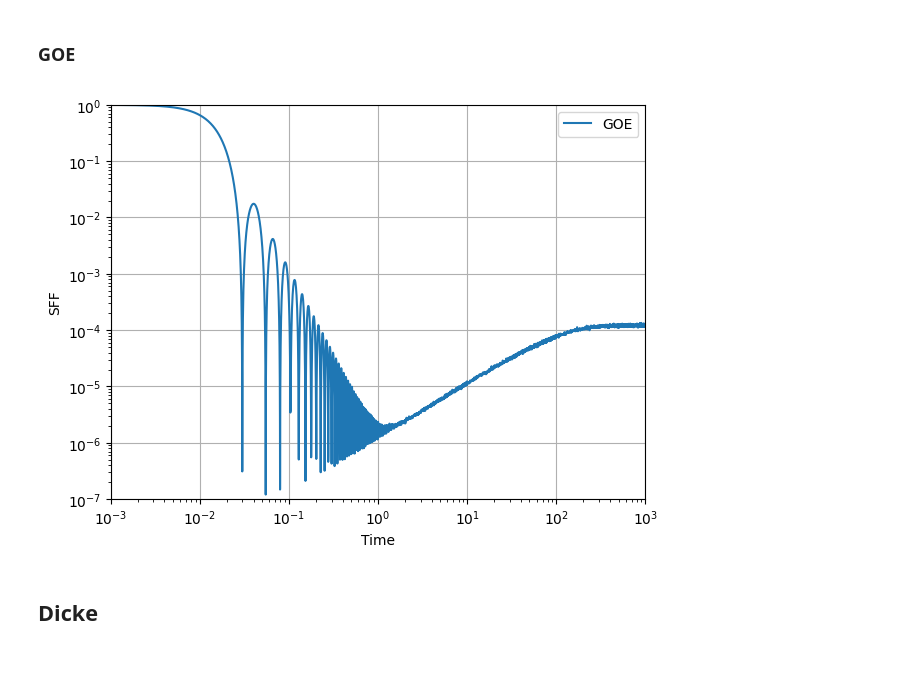
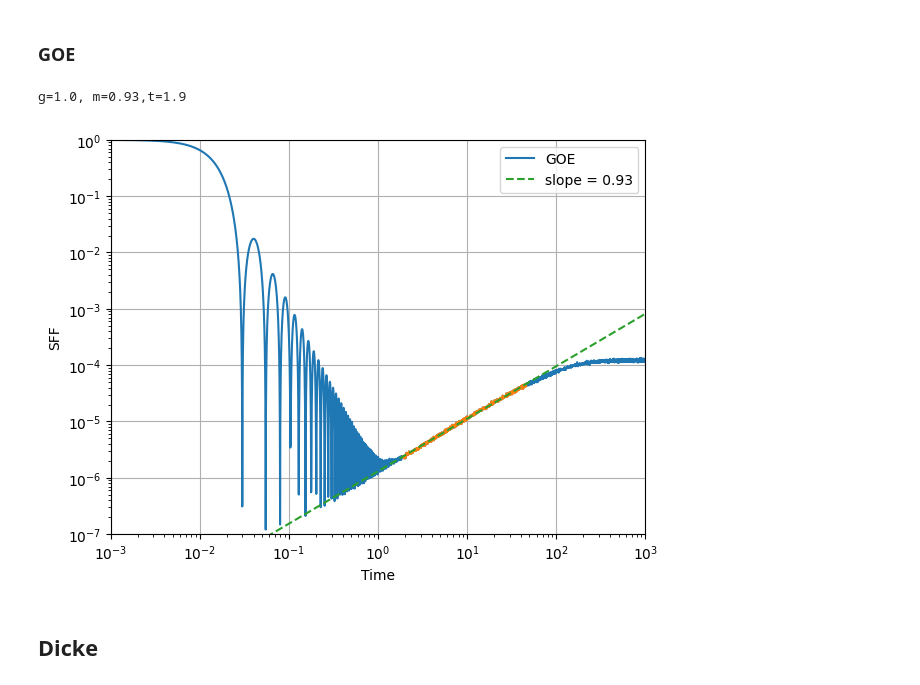
Before and after one commit to prasad42/Dicke_SFF, a Jupyter notebook: plot_SFF_Slope.ipynb, the cells around one changed output. Cells and saved outputs as stored; diff of their text form; code cells hidden in the pictures.

```diff
--- a/plot_SFF_Slope.ipynb
+++ b/plot_SFF_Slope.ipynb
@@ -8,40 +13,41 @@ dataList.append(np.loadtxt(f"goe_sff_data_N={N}_ntraj=1000.txt",dtype=complex))
 # %%
 plt.xscale('log')
 plt.yscale('log')
 plt.xlabel("Time")
 plt.ylabel("SFF")
 plt.xlim(1e-3,1e3)
 plt.ylim(1e-7,1)
 
 # GOE data
-data1 = np.loadtxt(f"goe_sff_data_N={N}_ntraj=1000.txt",dtype=complex)
+data1 = np.loadtxt(f"SFF_GOE/goe_sff_data,j={j},M={M},N={N},ntraj=1000.dat",dtype=complex)
 
 # Isolate the ramp
 indl = int(2.05e3); indr = int(4e3)
 indl = int(2.1e3); indr = int(3.4e3)
 data_ramp_GOE = data1[indl:indr]
 
 # Plot the actual data
 data1 = np.column_stack(data1)
 plt.plot(data1[0],data1[1],label=f"GOE")
 
 # Plot the ramp
-# data_ramp_GOE = np.column_stack(data_ramp_GOE)
-# plt.plot(data_ramp_GOE[0], data_ramp_GOE[1])
+data_ramp_GOE = np.column_stack(data_ramp_GOE)
+plt.plot(data_ramp_GOE[0], data_ramp_GOE[1])
 
 # Plot the fit
 # Fit the ramp
-# m,b = np.polyfit(np.log10(data_ramp_GOE[0]),np.log10(data_ramp_GOE[1]),1)
-# print(f"g={round(g_arr[g_ind],2)}, m={round(np.real(m),2)},t={round(np.real(data1[0][indl]),2)}")
-# plt.plot(data1[0], 10**b*data1[0]**m,'--',label= f"slope = {round(np.real(m),2)}")
-# #plt.plot(data[0], 10**b*data[0]**m,'--',label=f"g={np.round(g_arr[g_ind])}, m={round(np.real(m),2)}")
+m,b = np.polyfit(np.log10(data_ramp_GOE[0]),np.log10(data_ramp_GOE[1]),1)
+print(f"g={round(g_arr[g_ind],2)}, m={round(np.real(m),2)},t={round(np.real(data1[0][indl]),2)}")
+plt.plot(data1[0], 10**b*data1[0]**m,'--',label= f"slope = {round(np.real(m),2)}")
+#plt.plot(data[0], 10**b*data[0]**m,'--',label=f"g={np.round(g_arr[g_ind])}, m={round(np.real(m),2)}")
 
 plt.legend()
 plt.tight_layout()
 plt.grid()
 plt.savefig('GOE SFF')
 # %% [output]
+g=1.0, m=0.93,t=1.9
-[figure, old version]
+[figure, new version]
 # %% [markdown]
 ## Dicke
 # %%
```
Also changed, not shown: parts of 3 cells of this notebook, 3 other files.
